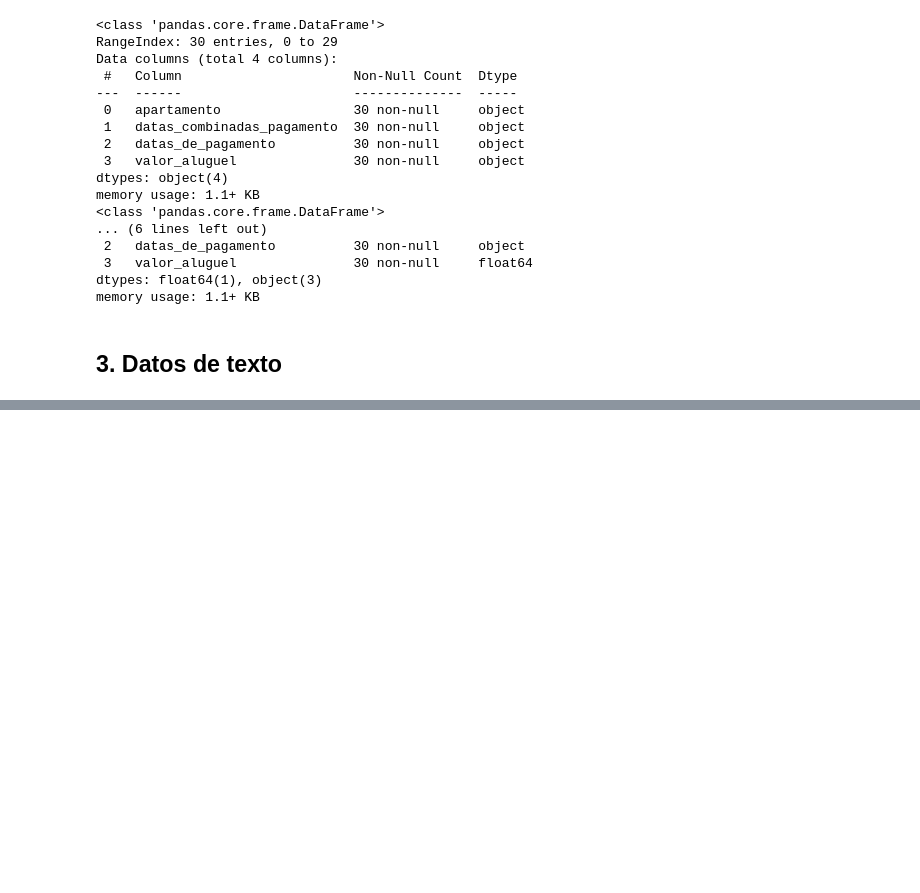
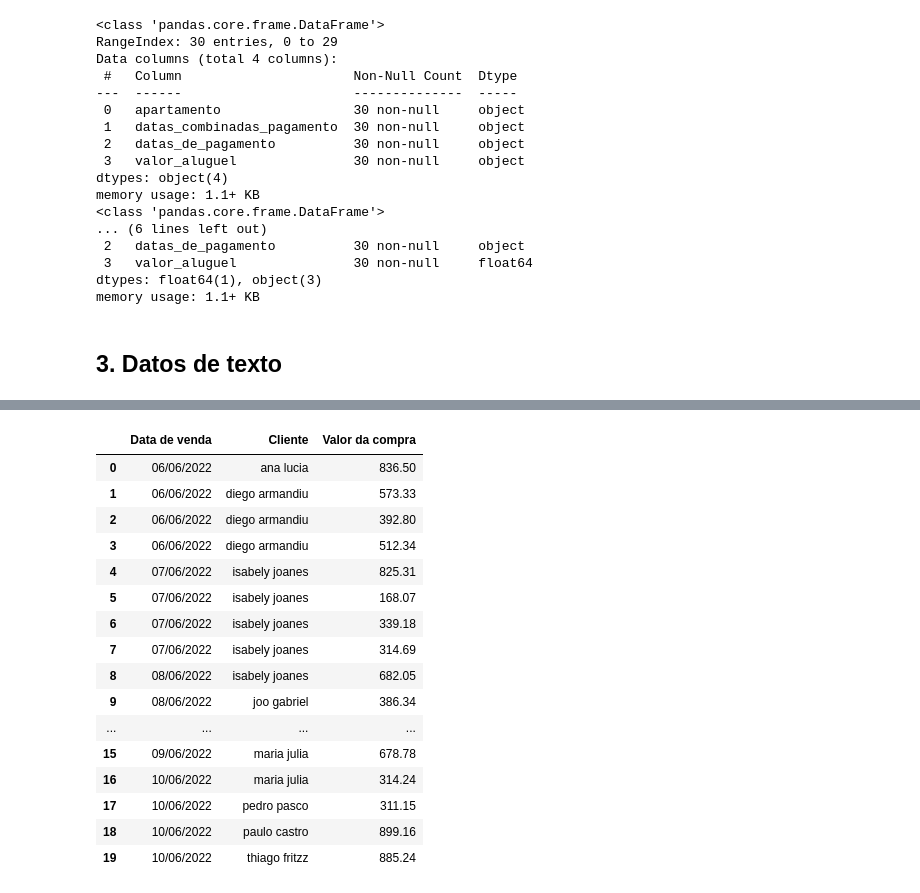
Before and after one commit to dyaccu/Pandas-transformacion-y-manipulacion-de-datos, a Jupyter notebook: Pandas_Tratamientos_Manipulacion_Datos.ipynb, the cells around one changed output, grey strips where cells are left out. Drawn from its saved outputs; the diff is of its cells as text; code cells hidden in the pictures; blank space fills up the shorter version.

```diff
--- a/Pandas_Tratamientos_Manipulacion_Datos.ipynb
+++ b/Pandas_Tratamientos_Manipulacion_Datos.ipynb
@@ -439,0 +553,16 @@ memory usage: 1.1+ KB
+# %%
+# Proyecto Desafío 1: Ventas Online
+# Transformar los textos de Cliente para texto en minúscula
+datos2['Cliente'] = datos2['Cliente'].str.lower()
+# Verificar el resultado
+datos2.head()
+
+# Opción de substitución - necesario verificar el resultado de la substitución
+# Regex no selecciona todas las letras de a-z y espacios en blanco ' '
+# Todo que satisface el regex es borrado
+datos2['Cliente'].str.replace('[^a-z ]', '', regex=True)
+
+# Realizar la substitución de los datos en la columna textual
+datos2['Cliente'] = datos2['Cliente'].str.replace('[^a-z ]', '', regex=True).str.strip()
+# Visualizar el resultado final
+datos2.head()
@@ -439,0 +759,24 @@ memory usage: 1.1+ KB
+# %%
+#Proyecto Desafío 1: Ventas Online
+# Transformar para el tipo datetime definiendo el formato de fecha como DD/MM/AAAA ('%d/%m/%Y')
+datos2['Data de venda'] = datos2['Data de venda'].dt.strftime('%d/%m/%Y')
+# Visualizar el resultado
+datos2
+# %% [output]
+|  | Data de venda | Cliente | Valor da compra |
+| 0 | 06/06/2022 | ana lucia | 836.50 |
+| 1 | 06/06/2022 | diego armandiu | 573.33 |
+| 2 | 06/06/2022 | diego armandiu | 392.80 |
+| 3 | 06/06/2022 | diego armandiu | 512.34 |
+| 4 | 07/06/2022 | isabely joanes | 825.31 |
+| 5 | 07/06/2022 | isabely joanes | 168.07 |
+| 6 | 07/06/2022 | isabely joanes | 339.18 |
+| 7 | 07/06/2022 | isabely joanes | 314.69 |
+| 8 | 08/06/2022 | isabely joanes | 682.05 |
+| 9 | 08/06/2022 | joo gabriel | 386.34 |
+| ... | ... | ... | ... |
+| 15 | 09/06/2022 | maria julia | 678.78 |
+| 16 | 10/06/2022 | maria julia | 314.24 |
+| 17 | 10/06/2022 | pedro pasco | 311.15 |
+| 18 | 10/06/2022 | paulo castro | 899.16 |
+| 19 | 10/06/2022 | thiago fritzz | 885.24 |
```
Also changed, not shown: parts of 35 cells of this notebook.
